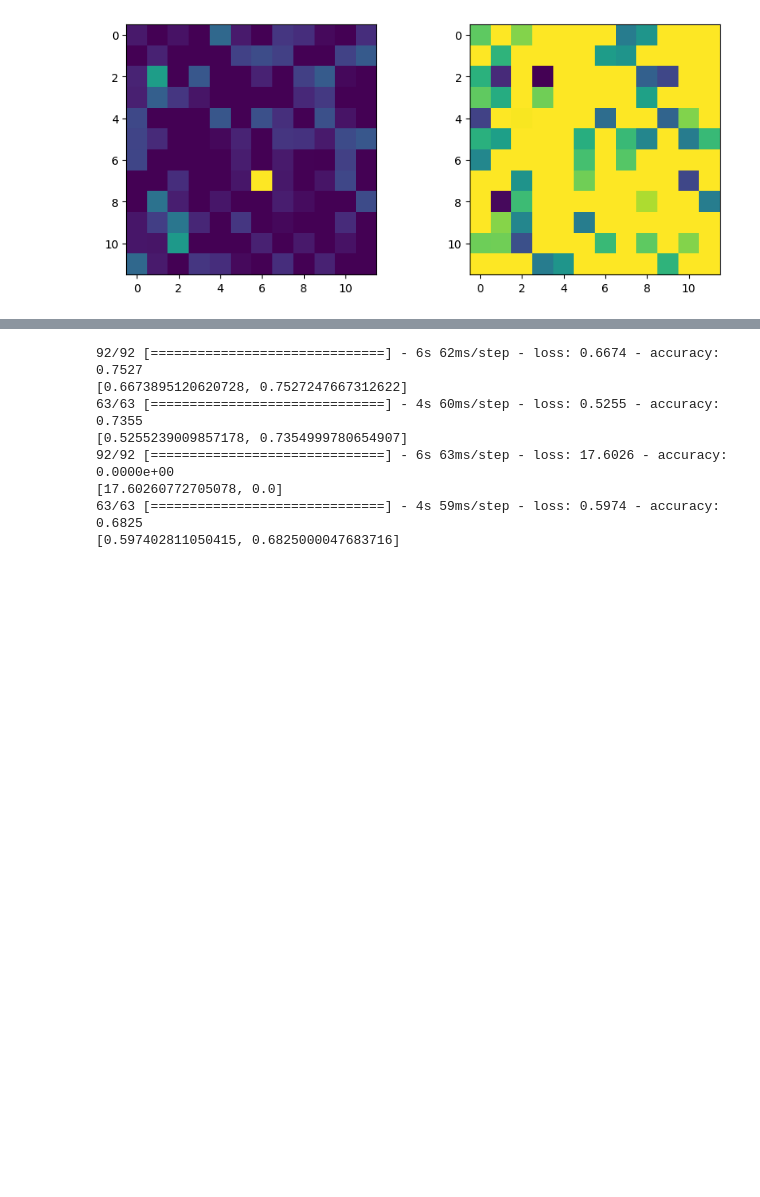
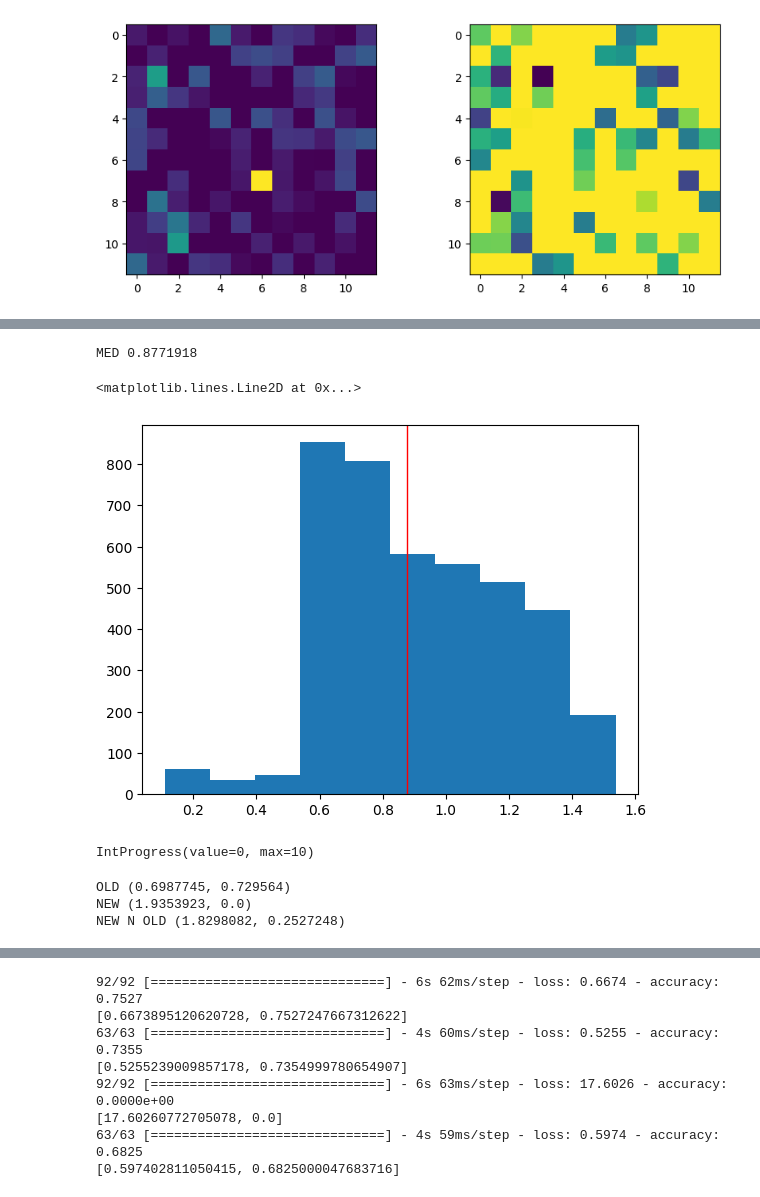
Before and after one commit to jbrneto/cnn-dosimetry, a Jupyter notebook: Generalization.ipynb, the cells around one changed output, grey strips where cells are left out. Cells and saved outputs as stored; diff of their text form; code cells hidden in the pictures; blank space fills up the shorter version.

```diff
--- a/Generalization.ipynb
+++ b/Generalization.ipynb
@@ -507,3 +858,12 @@ def custom_training(model, optimizer, loss, ds_train, num_epochs):
+# %%
+def get_activations(model, mean_output):
+    activations = []
+    for i in range(len(model.layers)):
+        if i in all_layers:
+            activations.append(mean_output[i][0].numpy())
+        #else:
+        #    activations.append(None)
+    return np.array(activations)
 # %%
 global_grads = None
 # %%
@@ -547,0 +921,2 @@ numpys.shape
+# %%
+meansout3t1, _ = get_mean_output(model3, train_flw, all_layers)
@@ -547,0 +1095,3 @@ numpys.shape
+# %%
+activint1 = meansin3t1[0]
+activoutt1 = get_activations(model3, meansout3t1)
@@ -547,0 +1102,11 @@ numpys.shape
+# %%
+ipos = 10
+dist = activoutt1[1][:,:,ipos].flatten()
+med = np.median(dist)#-(dist.std()*1)
+print('MED', med)
+plt.hist(dist)
+plt.axvline(med, color='r', linewidth=1)
+# %% [output]
+MED 0.8771918
+<matplotlib.lines.Line2D at 0x...>
+[figure, added]
@@ -547,0 +1121,12 @@ numpys.shape
+# %%
+history32 = custom_training(model32, opti_fn2, loss_fn, train_cat_join, 10)
+# %% [output]
+IntProgress(value=0, max=10)
+# %%
+print('OLD', custom_evaluate(model3, loss_fn, train_flw))
+print('NEW', custom_evaluate(model32, loss_fn, train_cat_join))
+print('NEW N OLD', custom_evaluate(model32, loss_fn, train_flw))
+# %% [output]
+OLD (0.6987745, 0.729564)
+NEW (1.9353923, 0.0)
+NEW N OLD (1.8298082, 0.2527248)
```
Also changed, not shown: parts of 105 cells of this notebook.
